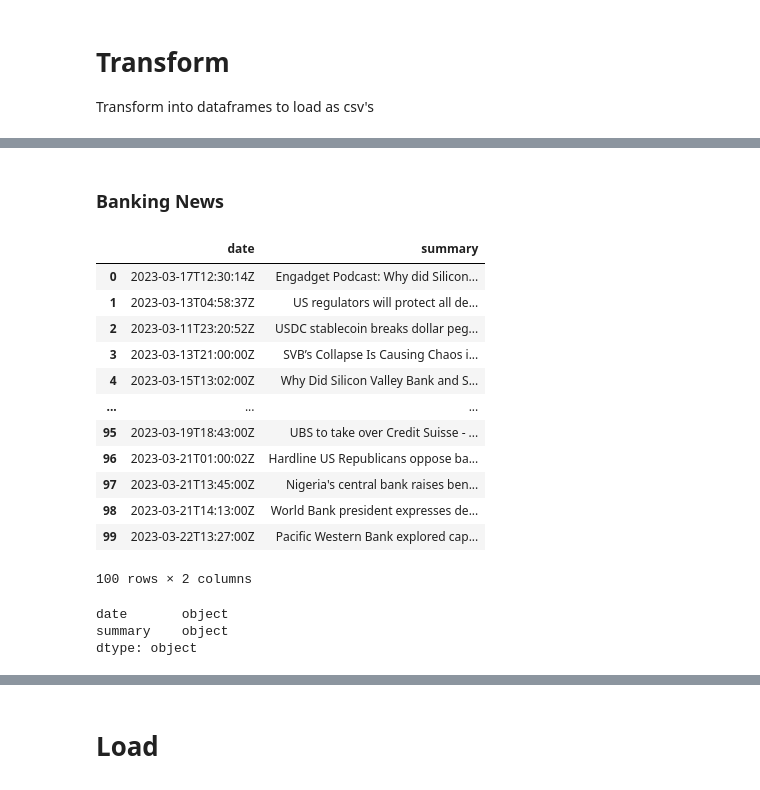
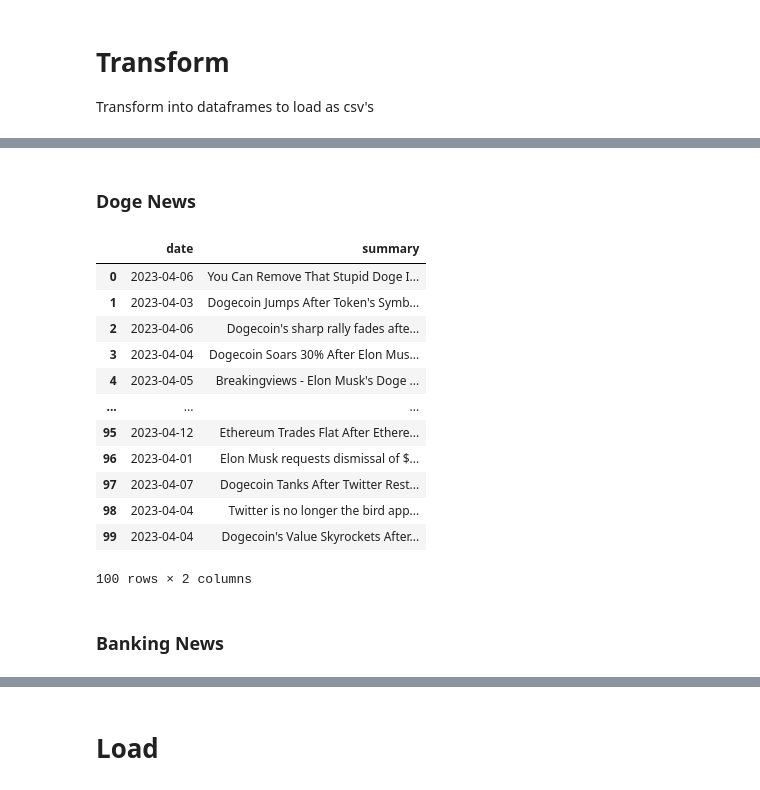
Before and after one commit to zarbin/UTA_Project-4, a Jupyter notebook: sandbox/JennS/news_snapshot.ipynb, the cells around one changed output, grey strips where cells are left out. Cells and saved outputs as stored; diff of their text form; code cells hidden in the pictures.

```diff
--- a/sandbox/JennS/news_snapshot.ipynb
+++ b/sandbox/JennS/news_snapshot.ipynb
@@ -36,0 +21,5 @@ crypto_snapshot
+# %%
+doge_snapshot = newsapi.get_everything(q='dogecoin OR doge',
+                                      from_param='2023-03-15',
+                                      to='2023-04-14',
+                                      language='en')
@@ -112,2 +103,22 @@ crypto_snapshot_df
+# %% [markdown]
+### Doge News
+# %%
+# Apply the transform function
+doge_snapshot_df = transform_snapshot(doge_snapshot)
+doge_snapshot_df
+# %% [output]
+|  | date | summary |
+| 0 | 2023-04-06 | You Can Remove That Stupid Doge I... |
+| 1 | 2023-04-03 | Dogecoin Jumps After Token's Symb... |
+| 2 | 2023-04-06 | Dogecoin's sharp rally fades afte... |
+| 3 | 2023-04-04 | Dogecoin Soars 30% After Elon Mus... |
+| 4 | 2023-04-05 | Breakingviews - Elon Musk's Doge ... |
+| ... | ... | ... |
+| 95 | 2023-04-12 | Ethereum Trades Flat After Ethere... |
+| 96 | 2023-04-01 | Elon Musk requests dismissal of $... |
+| 97 | 2023-04-07 | Dogecoin Tanks After Twitter Rest... |
+| 98 | 2023-04-04 | Twitter is no longer the bird app... |
+| 99 | 2023-04-04 | Dogecoin's Value Skyrockets After... |
+100 rows × 2 columns
 # %% [markdown]
 ### Banking News
@@ -122,24 +124,0 @@ banking_snapshot_df['summary'] = banking_snapshot_df['title'] + banking_snapshot
-# %%
-
-banking_snapshot_df.drop(columns=['title','description'], inplace=True)
-banking_snapshot_df
-# %% [output]
-|  | date | summary |
-| 0 | 2023-03-17T12:30:14Z | Engadget Podcast: Why did Silicon... |
-| 1 | 2023-03-13T04:58:37Z | US regulators will protect all de... |
-| 2 | 2023-03-11T23:20:52Z | USDC stablecoin breaks dollar peg... |
-| 3 | 2023-03-13T21:00:00Z | SVB’s Collapse Is Causing Chaos i... |
-| 4 | 2023-03-15T13:02:00Z | Why Did Silicon Valley Bank and S... |
-| ... | ... | ... |
-| 95 | 2023-03-19T18:43:00Z | UBS to take over Credit Suisse - ... |
-| 96 | 2023-03-21T01:00:02Z | Hardline US Republicans oppose ba... |
-| 97 | 2023-03-21T13:45:00Z | Nigeria's central bank raises ben... |
-| 98 | 2023-03-21T14:13:00Z | World Bank president expresses de... |
-| 99 | 2023-03-22T13:27:00Z | Pacific Western Bank explored cap... |
-100 rows × 2 columns
-# %%
-banking_snapshot_df.dtypes
-# %% [output]
-date       object
-summary    object
-dtype: object
```
Also changed, not shown: parts of 22 cells of this notebook, 1 other file.
